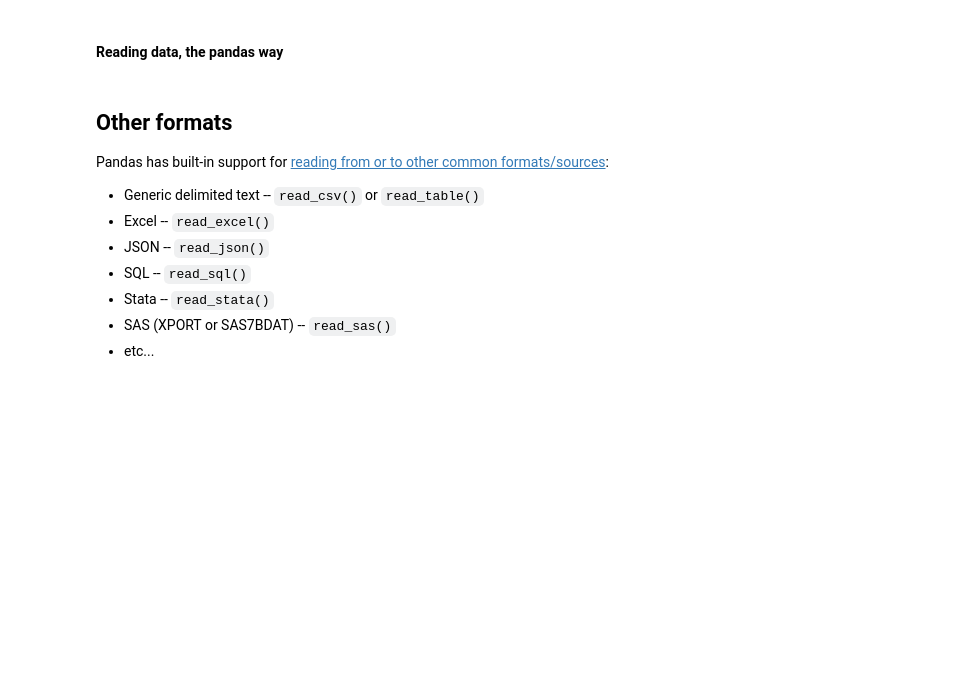
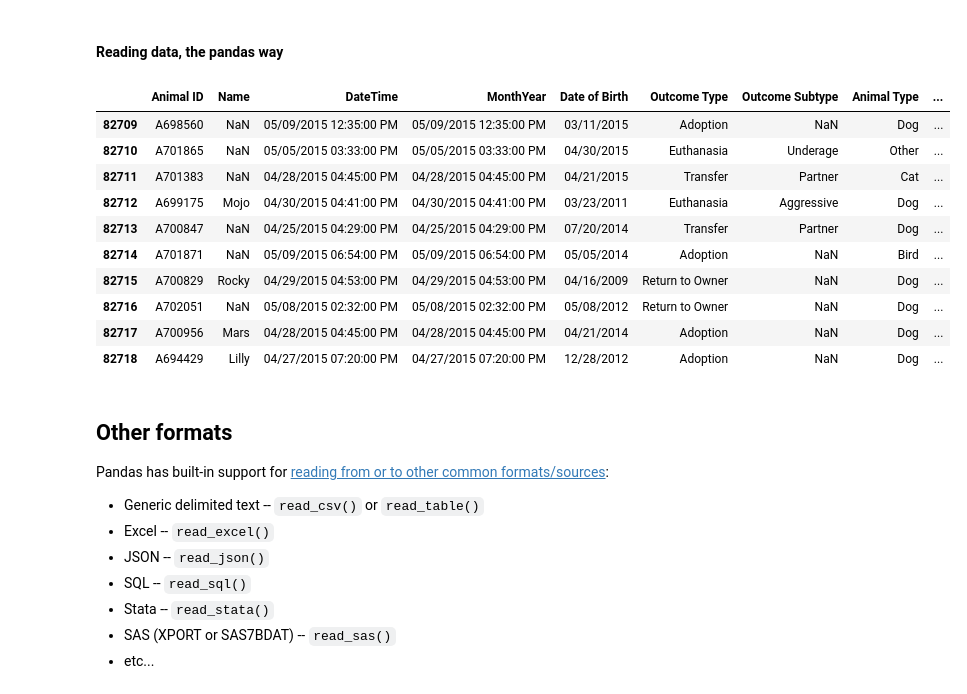
Before and after one commit to tyarkoni/SSI2018, a Jupyter notebook: notebooks/Day 2 - Data wrangling.ipynb, the cells around one changed output. Saved outputs shown, nothing was run; the diff lists cells and outputs as text; code cells hidden in the pictures; blank space fills up the shorter version.

```diff
--- a/notebooks/Day 2 - Data wrangling.ipynb
+++ b/notebooks/Day 2 - Data wrangling.ipynb
@@ -110,7 +127,19 @@ data = pd.read_csv(filename)
 # %%
 # calling head() on a DataFrame shows the first N rows.
 # Let's take a look and see what our data look like...
-data.head(10)
+data.tail(10)
+# %% [output]
+|  | Animal ID | Name | DateTime | MonthYear | Date of Birth | Outcome Type | Outcome Subtype | Animal Type | ... |
+| 82709 | A698560 | NaN | 05/09/2015 12:35:00 PM | 05/09/2015 12:35:00 PM | 03/11/2015 | Adoption | NaN | Dog | ... |
+| 82710 | A701865 | NaN | 05/05/2015 03:33:00 PM | 05/05/2015 03:33:00 PM | 04/30/2015 | Euthanasia | Underage | Other | ... |
+| 82711 | A701383 | NaN | 04/28/2015 04:45:00 PM | 04/28/2015 04:45:00 PM | 04/21/2015 | Transfer | Partner | Cat | ... |
+| 82712 | A699175 | Mojo | 04/30/2015 04:41:00 PM | 04/30/2015 04:41:00 PM | 03/23/2011 | Euthanasia | Aggressive | Dog | ... |
+| 82713 | A700847 | NaN | 04/25/2015 04:29:00 PM | 04/25/2015 04:29:00 PM | 07/20/2014 | Transfer | Partner | Dog | ... |
+| 82714 | A701871 | NaN | 05/09/2015 06:54:00 PM | 05/09/2015 06:54:00 PM | 05/05/2014 | Adoption | NaN | Bird | ... |
+| 82715 | A700829 | Rocky | 04/29/2015 04:53:00 PM | 04/29/2015 04:53:00 PM | 04/16/2009 | Return to Owner | NaN | Dog | ... |
+| 82716 | A702051 | NaN | 05/08/2015 02:32:00 PM | 05/08/2015 02:32:00 PM | 05/08/2012 | Return to Owner | NaN | Dog | ... |
+| 82717 | A700956 | Mars | 04/28/2015 04:45:00 PM | 04/28/2015 04:45:00 PM | 04/21/2014 | Adoption | NaN | Dog | ... |
+| 82718 | A694429 | Lilly | 04/27/2015 07:20:00 PM | 04/27/2015 07:20:00 PM | 12/28/2012 | Adoption | NaN | Dog | ... |
 # %% [markdown]
 ## Other formats
 Pandas has built-in support for [reading from or to other common formats/sources](http://pandas.pydata.org/pandas-docs/stable/io.html):
```
Also changed, not shown: parts of 43 cells of this notebook.
